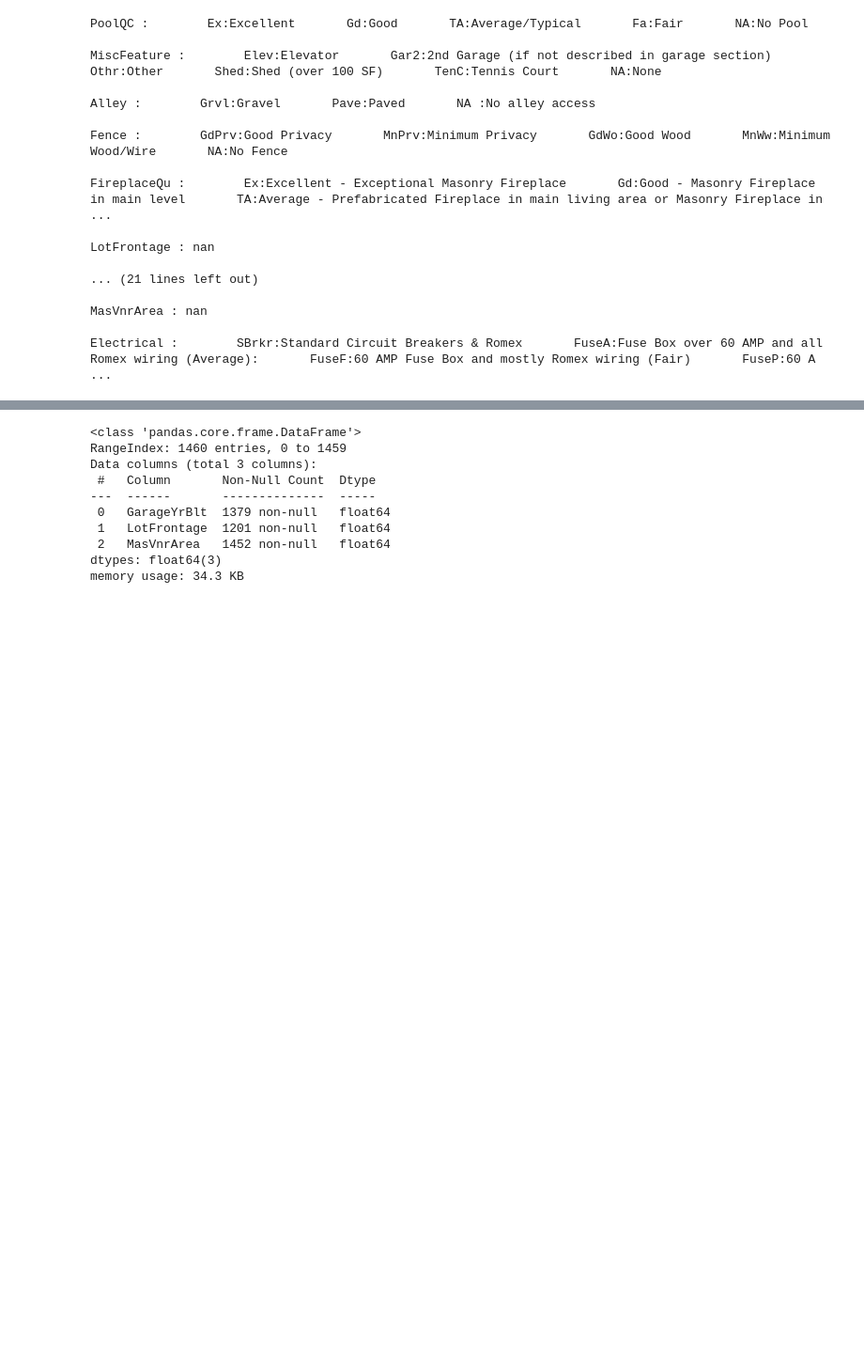
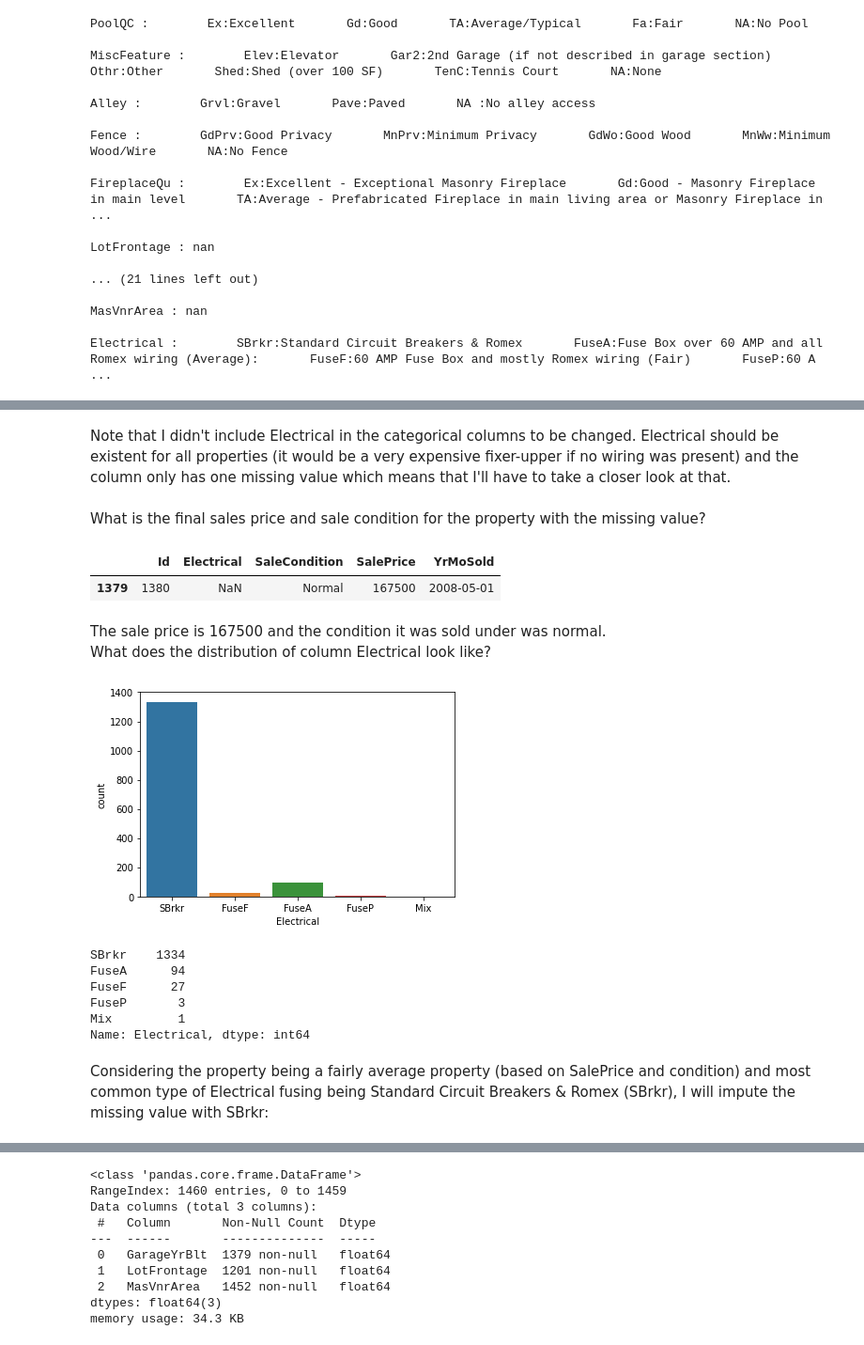
Before and after one commit to lilorent/Springboard, a Jupyter notebook: capstone2-housing/Exploratory Data Analysis.ipynb, the cells around one changed output, grey strips where cells are left out. Shown at 94% size. Drawn from its saved outputs; the diff is of its cells as text; code cells hidden in the pictures; blank space fills up the shorter version.

```diff
--- a/capstone2-housing/Exploratory Data Analysis.ipynb
+++ b/capstone2-housing/Exploratory Data Analysis.ipynb
@@ -130,0 +152,27 @@ Let's take a look at them:
+# %% [markdown]
+Note that I didn't include Electrical in the categorical columns to be changed. Electrical should be existent for all properties (it would be a very expensive fixer-upper if no wiring was present) and the column only has one missing value which means that I'll have to take a closer look at that.
+# %% [markdown]
+What is the final sales price and sale condition for the property with the missing value?
+# %%
+housing[['Id','Electrical', 'SaleCondition', 'SalePrice', 'YrMoSold']].loc[housing['Electrical'].isna()]
+# %% [output]
+|  | Id | Electrical | SaleCondition | SalePrice | YrMoSold |
+| 1379 | 1380 | NaN | Normal | 167500 | 2008-05-01 |
+# %% [markdown]
+The sale price is 167500 and the condition it was sold under was normal.
+What does the distribution of column Electrical look like?
+# %%
+_ = sns.countplot(x='Electrical', data=housing)
+# %% [output]
+[figure, added]
+# %%
+housing['Electrical'].value_counts()
+# %% [output]
+SBrkr    1334
+FuseA      94
+FuseF      27
+FuseP       3
+Mix         1
+Name: Electrical, dtype: int64
+# %% [markdown]
+Considering the property being a fairly average property (based on SalePrice and condition) and most common type of Electrical fusing being Standard Circuit Breakers & Romex (SBrkr), I will impute the missing value with SBrkr:
```
Also changed, not shown: parts of 29 cells of this notebook.
